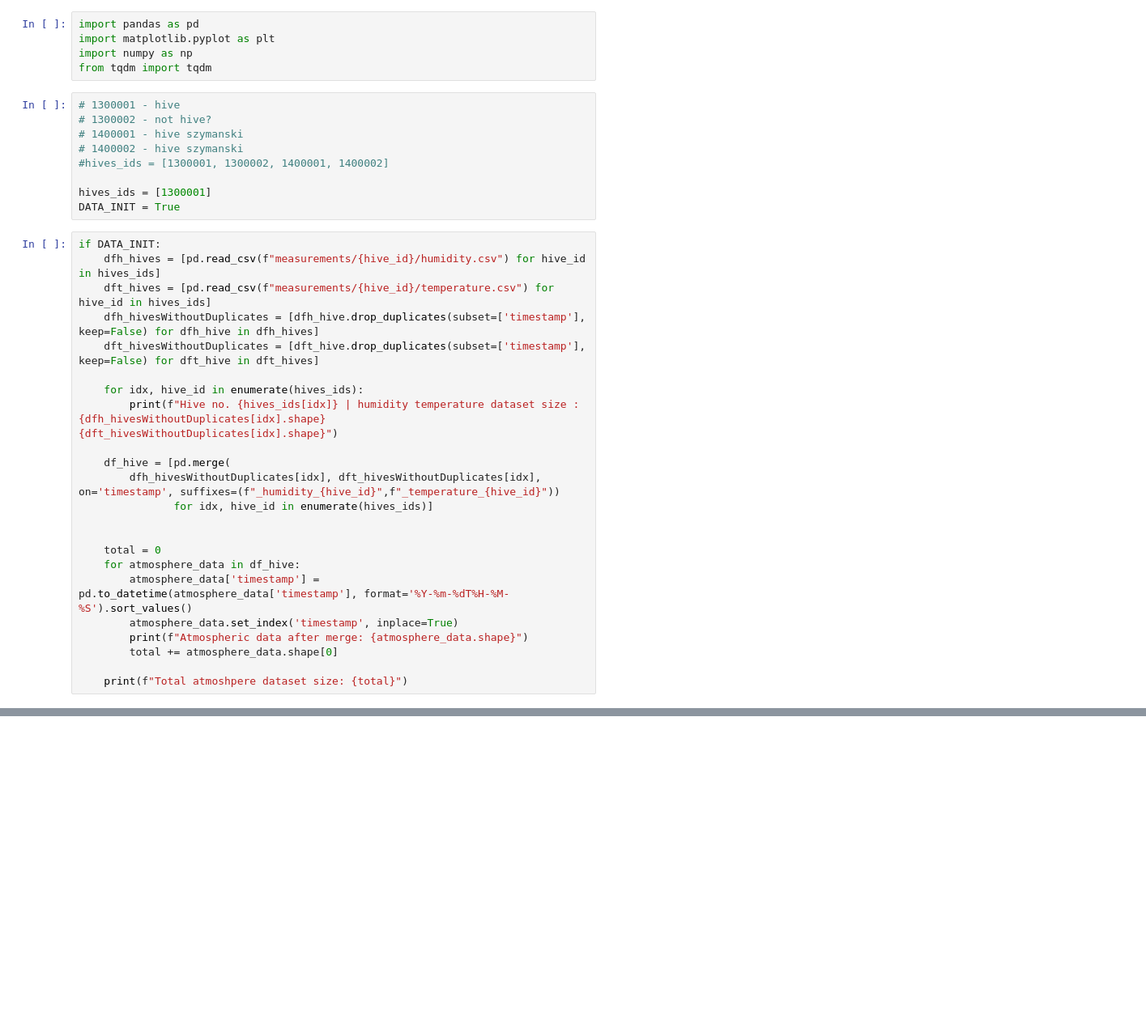
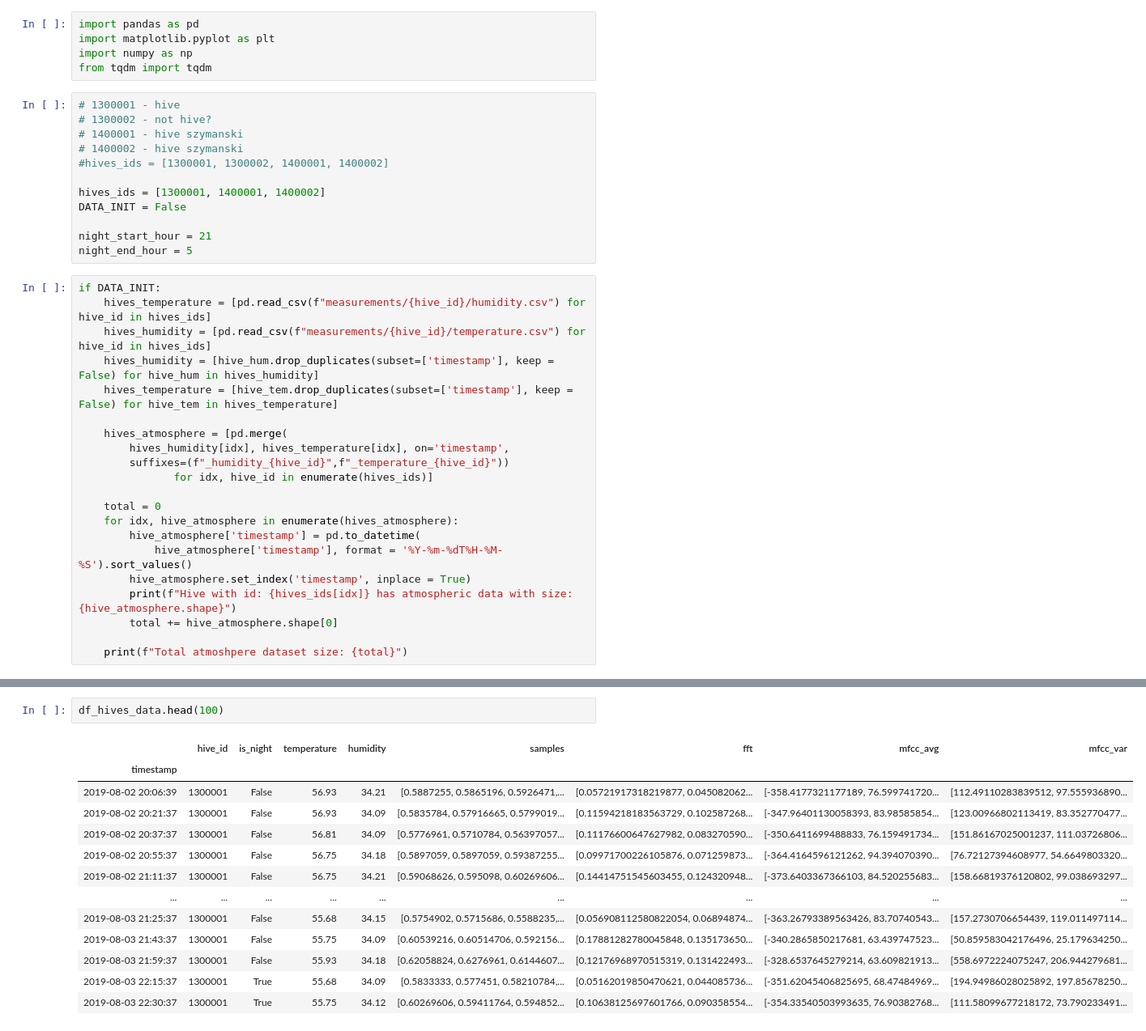
Before and after one commit to tymons/buzz-models, a Jupyter notebook: smartula.ipynb, the cells around one changed output, grey strips where cells are left out. Shown: that part at 81% size. Drawn from its saved outputs; the diff is of its cells as text; blank space fills up the shorter version.

Commit message:
Improved for support mutliple hives in one dataframe

```diff
--- a/smartula.ipynb
+++ b/smartula.ipynb
@@ -14,29 +14,30 @@ from tqdm import tqdm
 # 1400002 - hive szymanski
 #hives_ids = [1300001, 1300002, 1400001, 1400002]
 
-hives_ids = [1300001]
-DATA_INIT = True
+hives_ids = [1300001, 1400001, 1400002]
+DATA_INIT = False
+
+night_start_hour = 21
+night_end_hour = 5
 # %%
 if DATA_INIT:
-    dfh_hives = [pd.read_csv(f"measurements/{hive_id}/humidity.csv") for hive_id in hives_ids]
-    dft_hives = [pd.read_csv(f"measurements/{hive_id}/temperature.csv") for hive_id in hives_ids]
-    dfh_hivesWithoutDuplicates = [dfh_hive.drop_duplicates(subset=['timestamp'], keep=False) for dfh_hive in dfh_hives]
-    dft_hivesWithoutDuplicates = [dft_hive.drop_duplicates(subset=['timestamp'], keep=False) for dft_hive in dft_hives]
+    hives_temperature = [pd.read_csv(f"measurements/{hive_id}/humidity.csv") for hive_id in hives_ids]
+    hives_humidity = [pd.read_csv(f"measurements/{hive_id}/temperature.csv") for hive_id in hives_ids]
+    hives_humidity = [hive_hum.drop_duplicates(subset=['timestamp'], keep = False) for hive_hum in hives_humidity]
+    hives_temperature = [hive_tem.drop_duplicates(subset=['timestamp'], keep = False) for hive_tem in hives_temperature]
 
-    for idx, hive_id in enumerate(hives_ids):
-        print(f"Hive no. {hives_ids[idx]} | humidity temperature dataset size : {dfh_hivesWithoutDuplicates[idx].shape} {dft_hivesWithoutDuplicates[idx].shape}")
-
-    df_hive = [pd.merge(
-        dfh_hivesWithoutDuplicates[idx], dft_hivesWithoutDuplicates[idx], on='timestamp', suffixes=(f"_humidity_{hive_id}",f"_temperature_{hive_id}"))
+    hives_atmosphere = [pd.merge(
+        hives_humidity[idx], hives_temperature[idx], on='timestamp',
+        suffixes=(f"_humidity_{hive_id}",f"_temperature_{hive_id}"))
                for idx, hive_id in enumerate(hives_ids)]
 
-
     total = 0
-    for atmosphere_data in df_hive:
-        atmosphere_data['timestamp'] = pd.to_datetime(atmosphere_data['timestamp'], format='%Y-%m-%dT%H-%M-%S').sort_values()
-        atmosphere_data.set_index('timestamp', inplace=True)
-        print(f"Atmospheric data after merge: {atmosphere_data.shape}")
-        total += atmosphere_data.shape[0]
+    for idx, hive_atmosphere in enumerate(hives_atmosphere):
+        hive_atmosphere['timestamp'] = pd.to_datetime(
+            hive_atmosphere['timestamp'], format = '%Y-%m-%dT%H-%M-%S').sort_values()
+        hive_atmosphere.set_index('timestamp', inplace = True)
+        print(f"Hive with id: {hives_ids[idx]} has atmospheric data with size: {hive_atmosphere.shape}")
+        total += hive_atmosphere.shape[0]
 
     print(f"Total atmoshpere dataset size: {total}")
 # %% [output]
@@ -108,0 +105,16 @@ Total sum of nights samples: 569
+# %%
+df_hives_data.head(100)
+# %% [output]
+|  | hive_id | is_night | temperature | humidity | samples | fft | mfcc_avg | mfcc_var |
+| timestamp |  |  |  |  |  |  |  |  |
+| 2019-08-02 20:06:39 | 1300001 | False | 56.93 | 34.21 | [0.5887255, 0.5865196, 0.5926471,... | [0.05721917318219877, 0.045082062... | [-358.4177321177189, 76.599741720... | [112.49110283839512, 97.555936890... |
+| 2019-08-02 20:21:37 | 1300001 | False | 56.93 | 34.09 | [0.5835784, 0.57916665, 0.5799019... | [0.11594218183563729, 0.102587268... | [-347.96401130058393, 83.98585854... | [123.00966802113419, 83.352770477... |
+| 2019-08-02 20:37:37 | 1300001 | False | 56.81 | 34.09 | [0.5776961, 0.5710784, 0.56397057... | [0.11176600647627982, 0.083270590... | [-350.6411699488833, 76.159491734... | [151.86167025001237, 111.03726806... |
+| 2019-08-02 20:55:37 | 1300001 | False | 56.75 | 34.18 | [0.5897059, 0.5897059, 0.59387255... | [0.09971700226105876, 0.071259873... | [-364.4164596121262, 94.394070390... | [76.72127394608977, 54.6649803320... |
+| 2019-08-02 21:11:37 | 1300001 | False | 56.75 | 34.21 | [0.59068626, 0.595098, 0.60269606... | [0.14414751545603455, 0.124320948... | [-373.6403367366103, 84.520255683... | [158.66819376120802, 99.038693297... |
+| ... | ... | ... | ... | ... | ... | ... | ... | ... |
+| 2019-08-03 21:25:37 | 1300001 | False | 55.68 | 34.15 | [0.5754902, 0.5715686, 0.5588235,... | [0.056908112580822054, 0.06894874... | [-363.26793389563426, 83.70740543... | [157.2730706654439, 119.011497114... |
+| 2019-08-03 21:43:37 | 1300001 | False | 55.75 | 34.09 | [0.60539216, 0.60514706, 0.592156... | [0.17881282780045848, 0.135173650... | [-340.2865850217681, 63.439747523... | [50.859583042176496, 25.179634250... |
+| 2019-08-03 21:59:37 | 1300001 | False | 55.93 | 34.18 | [0.62058824, 0.6276961, 0.6144607... | [0.12176968970515319, 0.131422493... | [-328.6537645279214, 63.609821913... | [558.6972224075247, 206.944279681... |
+| 2019-08-03 22:15:37 | 1300001 | True | 55.68 | 34.09 | [0.5833333, 0.577451, 0.58210784,... | [0.05162019850470621, 0.044085736... | [-351.62045406825695, 68.47484969... | [194.94986028025892, 197.85678250... |
+| 2019-08-03 22:30:37 | 1300001 | True | 55.75 | 34.12 | [0.60269606, 0.59411764, 0.594852... | [0.10638125697601766, 0.090358554... | [-354.33540503993635, 76.90382768... | [111.58099677218172, 73.790233491... |
```
Also changed, not shown: parts of 13 cells of this notebook.
